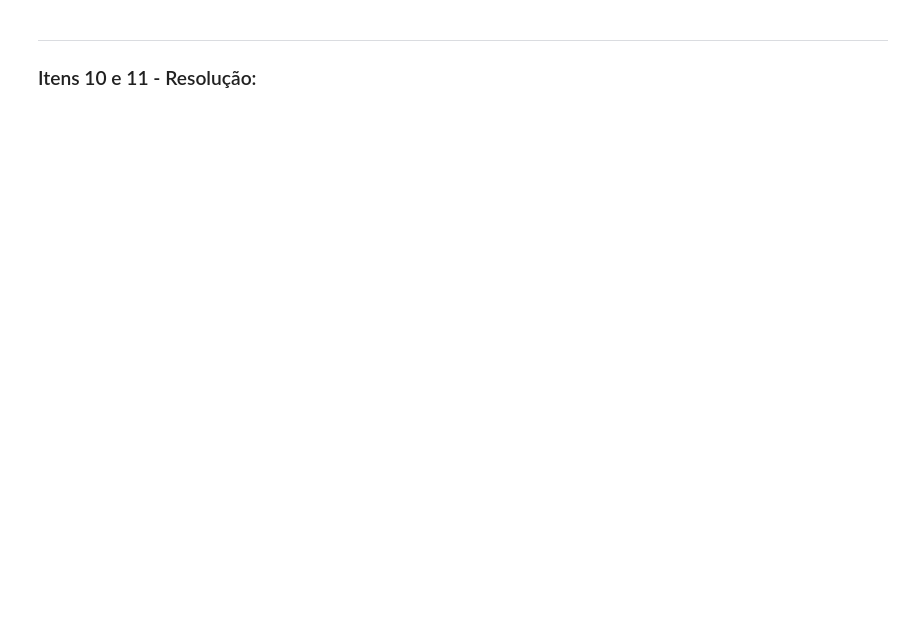
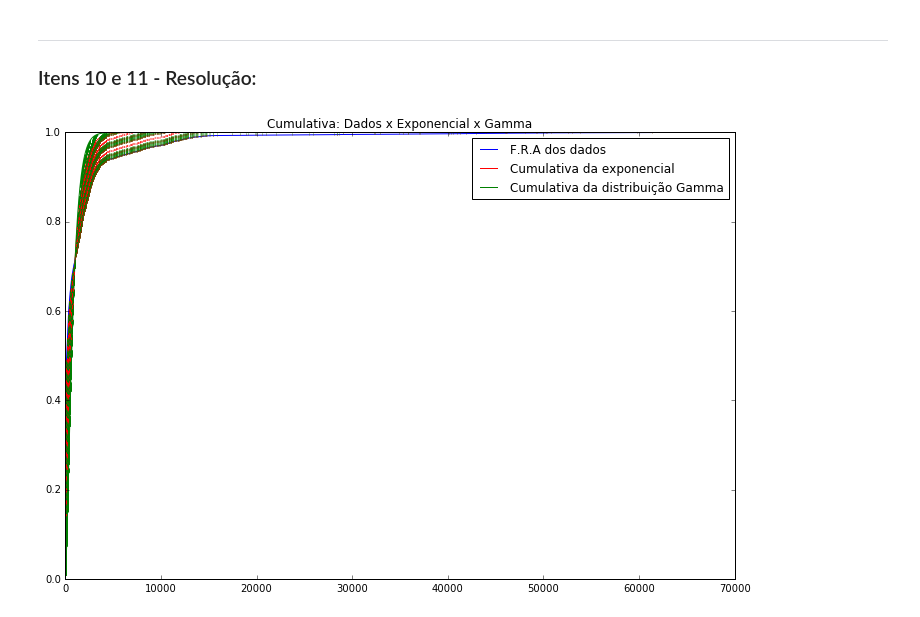
Before and after one commit to mafe2233/CD, a Jupyter notebook: Mini_Projeto1/MiniProjeto1+Layout.ipynb, the cells around one changed output. Cells and saved outputs as stored; diff of their text form; code cells hidden in the pictures; blank space fills up the shorter version.

```diff
--- a/Mini_Projeto1/MiniProjeto1+Layout.ipynb
+++ b/Mini_Projeto1/MiniProjeto1+Layout.ipynb
@@ -183,3 +209,25 @@ for i in range(len(Caso)):
 # %% [markdown]
 ___
 ### Itens 10 e 11 - Resolução:
+# %%
+cdf_exponencial = stats.expon.cdf(Casoqq, scale=media) #FDA
+cdf_gamma = stats.gamma.cdf(Casoqq, scale=theta_gamma4, loc=0, a=k_gamma4)
+
+
+fig = plt.figure(figsize=(12,8))
+
+plt.title("Cumulativa: Dados x Exponencial x Gamma")
+
+dados_fra_plot, = plt.plot(Casoqq, fra, '-', color='blue', label="F.R.A dos dados")
+cdf_exp_plot,   = plt.plot(Casoqq, cdf_exponencial, '-', color='red', label = "Cumulativa da exponencial")
+cdf_gamma_plot, = plt.plot(Casoqq, cdf_gamma, '-', color='green', label = "Cumulativa da distribuição Gamma")
+
+plt.legend(handles=[dados_fra_plot, cdf_exp_plot, cdf_gamma_plot])
+
+
+for i in range(len(Casoqq)):
+    plt.plot((Casoqq[i], Casoqq[i]), (fra[i], cdf_exponencial[i]), ':', color="red", alpha=0.3)
+    #Omitido para não poluir muito o gráfico
+    plt.plot((Casoqq[i], Casoqq[i]), (fra[i], cdf_gamma[i]), '--', color="green", alpha=0.3)
+# %% [output]
+[figure, added]
```
Also changed, not shown: parts of 14 cells of this notebook.
